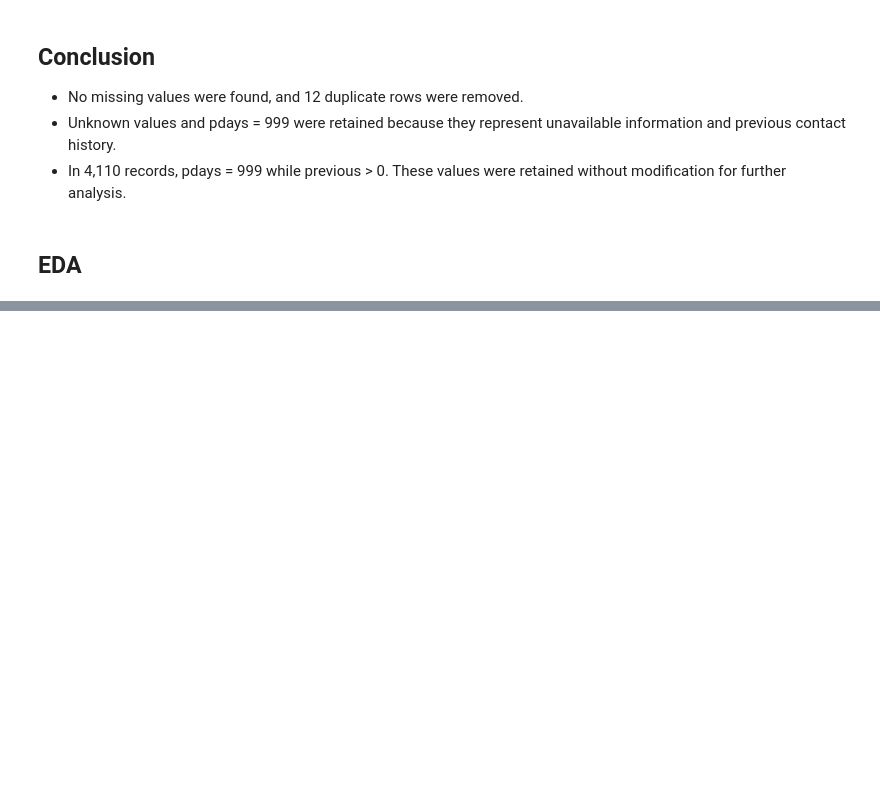
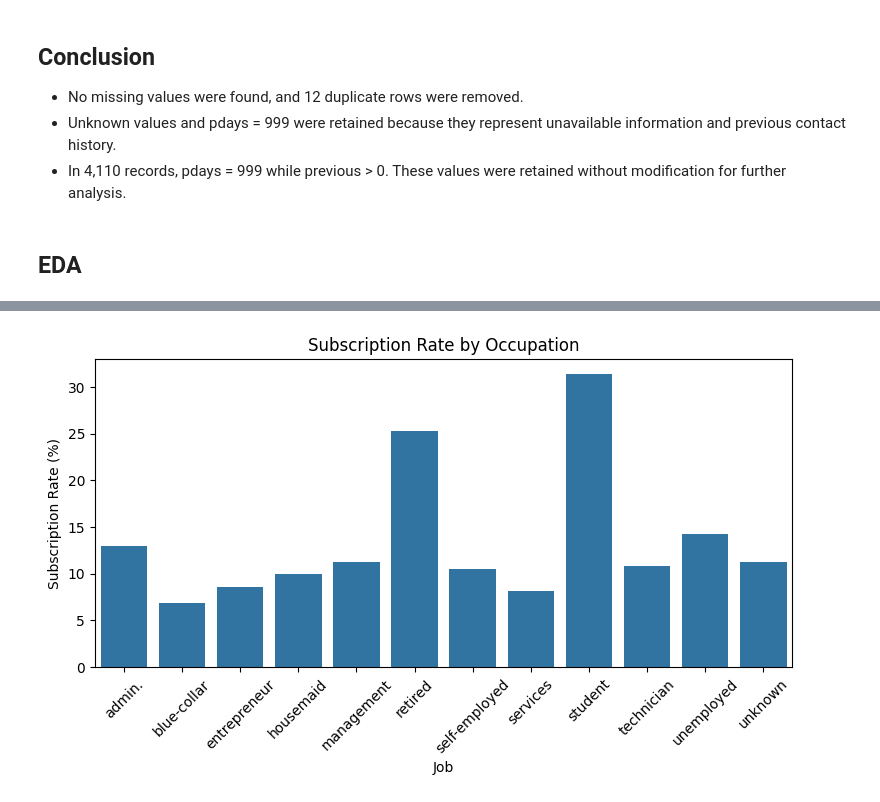
Before and after one commit to Chandni-R53/Marketing-Campaign-Analysis, a Jupyter notebook: analysis.ipynb, the cells around one changed output, grey strips where cells are left out. Cells and saved outputs as stored; diff of their text form; code cells hidden in the pictures; blank space fills up the shorter version.

```diff
--- a/analysis.ipynb
+++ b/analysis.ipynb
@@ -293,0 +357,15 @@ pd.crosstab(df["pdays"].eq(999), df["previous"].gt(0))
+# %%
+job_rate = pd.crosstab(
+    df["job"],
+    df["y"],
+    normalize="index"
+)["yes"] * 100
+plt.figure(figsize=(9, 4))
+sns.barplot(x=job_rate.index, y=job_rate.values)
+plt.title("Subscription Rate by Occupation")
+plt.xlabel("Job")
+plt.ylabel("Subscription Rate (%)")
+plt.xticks(rotation=45)
+plt.show()
+# %% [output]
+[figure, added]
```
Also changed, not shown: parts of 6 cells of this notebook.
